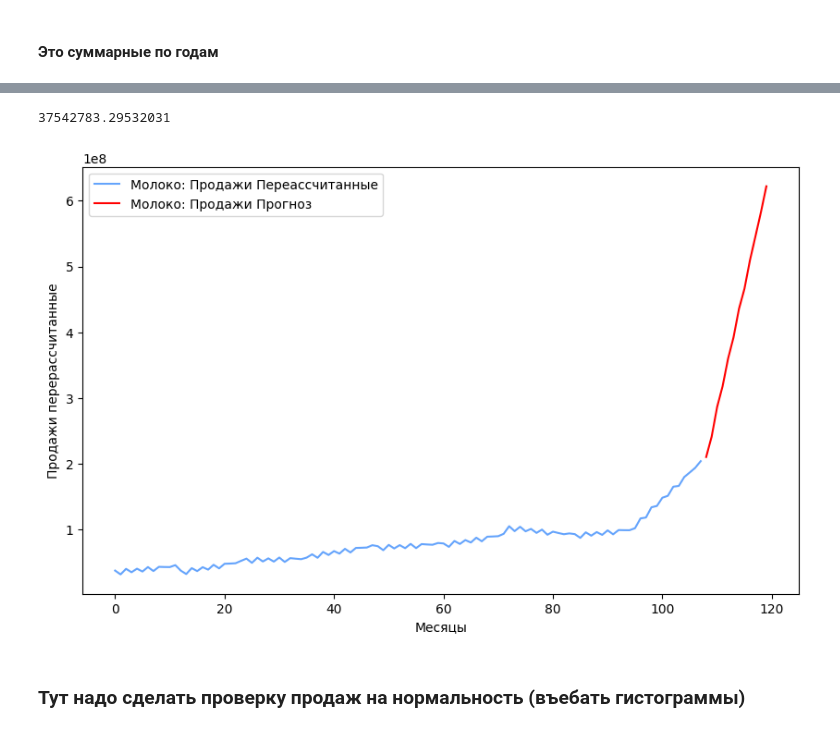
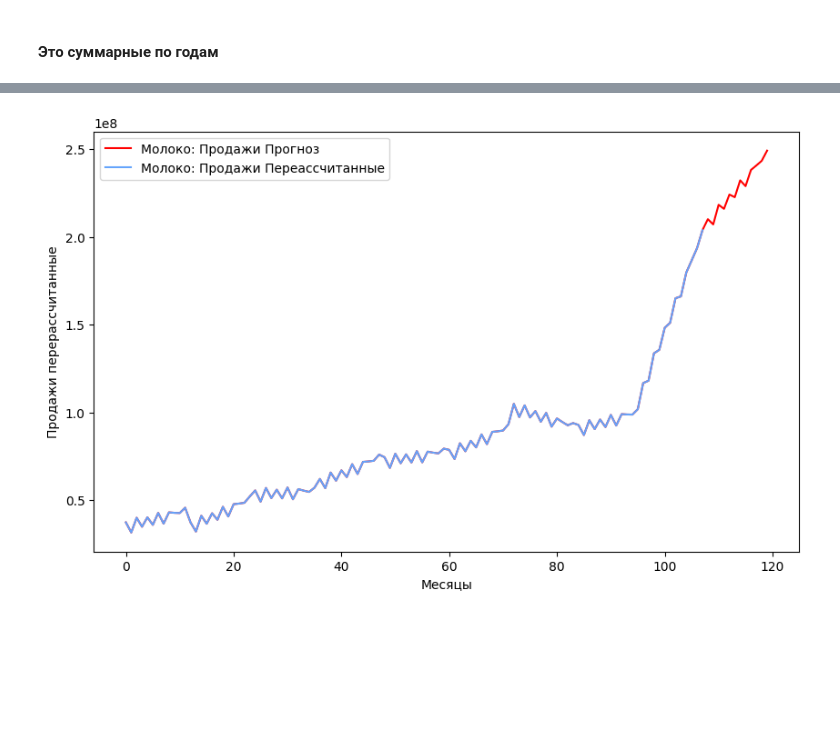
Before and after one commit to AltairkaGit/MilkStats, a Jupyter notebook: model.ipynb, the cells around one changed output, grey strips where cells are left out. Saved outputs shown, nothing was run; the diff lists cells and outputs as text; code cells hidden in the pictures; blank space fills up the shorter version.

Commit message:
фикс предсказания, проверка на нормальность

```diff
--- a/model.ipynb
+++ b/model.ipynb
@@ -367,12 +414,11 @@ R_sqared
 from sklearn.preprocessing import PolynomialFeatures
 from scipy.optimize import curve_fit
 
-fixed_year_sales = dict(data[key]['ПродажиПоГодам'])
-#fixed_year_sales[2021] = list(np.array(fixed_year_sales[2021]) * 1.15)
+year_sales = dict(data[key]['ПродажиПоГодам'])
 
-l = len(fixed_year_sales.keys())
+Y = [sales[-1] for sales in year_sales.values()]
+l = len(year_sales.keys())
 X = np.array(range(l)).reshape(-1, 1)
-Y = [sum(year_sales) for year_sales in fixed_year_sales.values()]
 
 # Power function to fit
 def power_function(x, a, b):
@@ -389,13 +435,13 @@ model_poly.fit(X_poly, list(Y))
 Y_plot_poly = model_poly.predict(poly_features.transform(X.reshape(-1, 1)))
 
 # Generate values for the plot
-X_plot = np.linspace(0, l + 1, 100)
+X_plot = np.linspace(0, l, 12)
 Y_plot_power = power_function(X_plot, *params)
 
 # Plot the results
 plt.scatter(X, Y, label='Actual Data')
-plt.plot(X_plot, Y_plot_power, label=f'Power Function: {params[0]:.2f} * {params[1]:.2f} ^ x', color='red')
-plt.plot(X, Y_plot_poly, label='Polynomial Regression', color='green')
+plt.scatter(X_plot, Y_plot_power, label=f'Power Function: {params[0]:.2f} * {params[1]:.2f} ^ x', color='red')
+plt.scatter(X, Y_plot_poly, label='Polynomial Regression', color='green')
 plt.legend()
 plt.show()
 # %% [output]
@@ -403,22 +449,16 @@ plt.show()
 # %%
-l = len(fixed_year_sales.keys())
 sales_recalculated = np.array([x[1] for x in sorted(data[key]['ПерерассчитанныеПродажи'].items(), key=lambda x:x[0])]).flatten()
+l = len(sales_recalculated)
 fig, ax = plt.subplots(figsize=(10, 6))
 
 #predict next year
-k = (power_function(l+1, *params) - sum(list(data[key]['ПродажиПоГодам'].values())[-1])) / 12
-y_sales_next_year = list(np.array([k * i for i in range(len(data[key]['СредняяСезонная']))]) + data[key]['СредняяСезонная'] + data[key]['Продажи'][-1])
+k = (power_function(len(data[key]['Годы'])+1, *params) - data[key]['Продажи'][-1]) / 12
+y_sales_next_year = [*sales_recalculated, *list(np.array([k * i for i in range(12)]) + data[key]['СредняяСезонная'] + data[key]['Продажи'][-1])]
 
-print(k)
-
-l = len(sales_recalculated)
-sns.lineplot(x=range(l), y=sales_recalculated, color='#65a4fc', label=key + ': Продажи Переассчитанные', ax=ax)
-sns.lineplot(x=range(l, l + 12), y=y_sales_next_year, color='red', label=key + ': Продажи Прогноз', ax=ax)
+sns.lineplot(x=range(len(y_sales_next_year)), y=y_sales_next_year, color='red', label=key + ': Продажи Прогноз', ax=ax)
+sns.lineplot(x=range(len(sales_recalculated)), y=sales_recalculated, color='#65a4fc', label=key + ': Продажи Переассчитанные', ax=ax)
 plt.xlabel('Месяцы')
 plt.ylabel('Продажи перерассчитанные')
 plt.show()
 # %% [output]
-37542783.29532031
-[figure, old version]
+[figure, new version]
-# %% [markdown]
-### Тут надо сделать проверку продаж на нормальность (въебать гистограммы)
```
Also changed, not shown: parts of 6 cells of this notebook, 10 other files.
